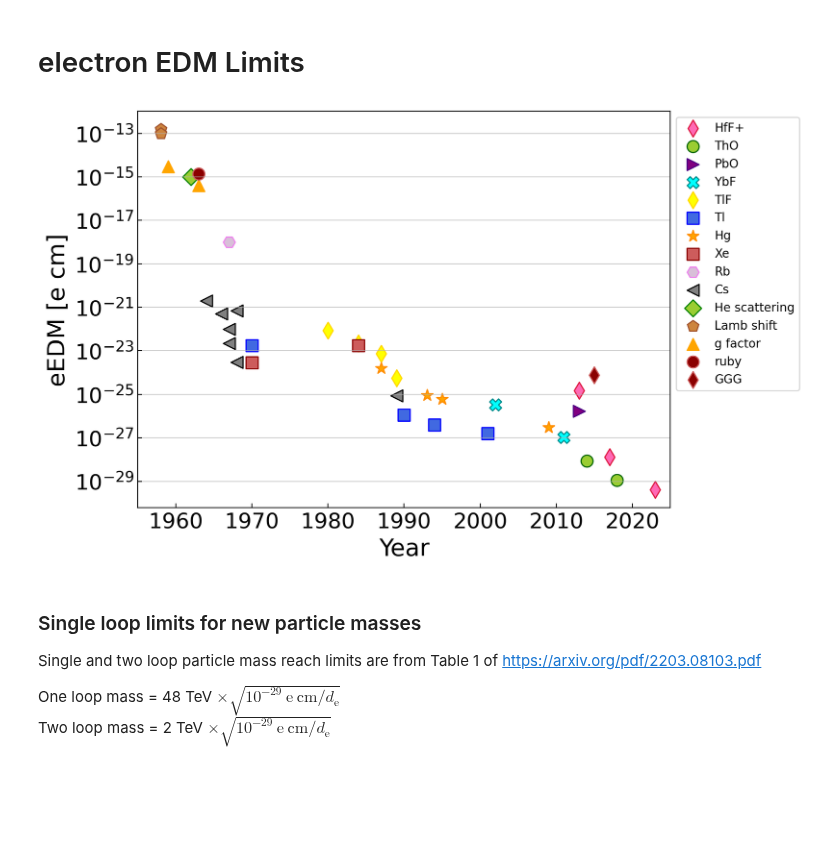
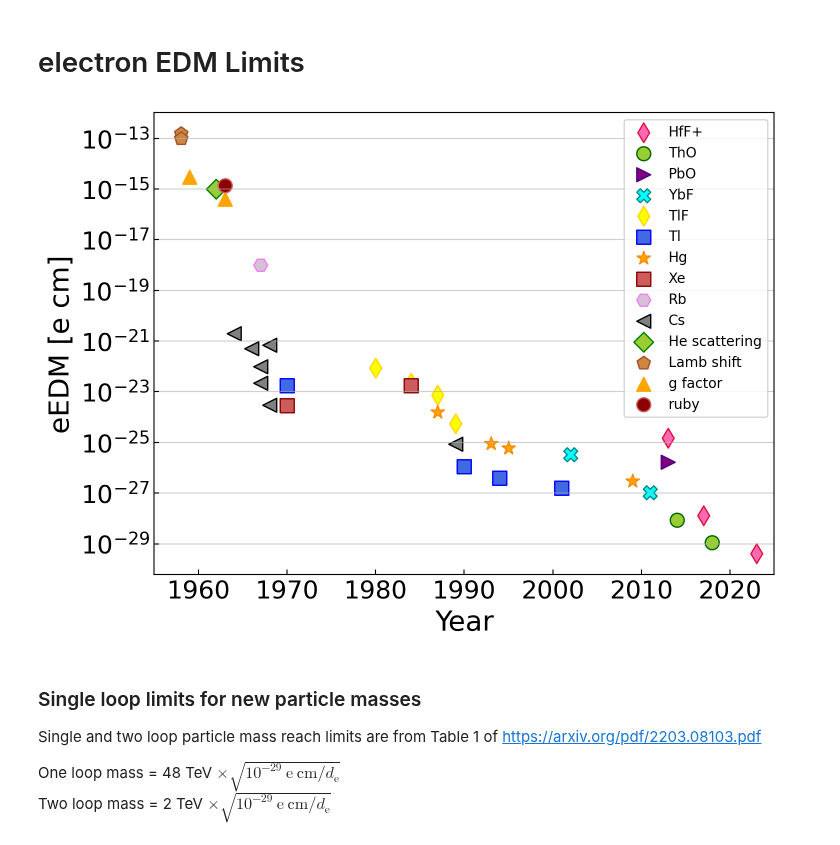
Before and after one commit to Jayich-Lab/EDM-Limits, a Jupyter notebook: EDM Limits.ipynb, the cells around one changed output. Cells and saved outputs as stored; diff of their text form; code cells hidden in the pictures; blank space fills up the shorter version.

```diff
--- a/EDM Limits.ipynb
+++ b/EDM Limits.ipynb
@@ -314,9 +313,6 @@ g_factor_kwargs = {'marker':"^", 'color':"orange", 'label':"g factor",
             's':100, 'edgecolor':"orange"}
 ruby_kwargs = {'marker':"o", 'color':"darkred", 'label':"ruby",
             's':100, 'edgecolor':"indianred"}
-ggg_kwargs = {'marker':"d", 'color':"darkred", 'label':"GGG",
-            's':100, 'edgecolor':"indianred"}
-
 
 HfF_vals = ElectronPlottables(HfF)
 HfF_vals.kwargs = HfF_kwargs
@@ -346,43 +342,41 @@ g_factor_vals = ElectronPlottables(g_factor)
 g_factor_vals.kwargs = g_factor_kwargs
 ruby_vals = ElectronPlottables(ruby)
 ruby_vals.kwargs = ruby_kwargs
-ggg_vals = ElectronPlottables(GGG)
-ggg_vals.kwargs = ggg_kwargs
 
 electron_systems = [HfF_vals, ThO_vals, PbO_vals, YbF_vals, TlF_eEDM_vals, Tl_vals, Hg_eEDM_vals,
-                   Xe_eEDM_vals, Rb_vals, Cs_vals, He_vals, Lamb_vals, g_factor_vals, ruby_vals, ggg_vals]
+                   Xe_eEDM_vals, Rb_vals, Cs_vals, He_vals, Lamb_vals, g_factor_vals, ruby_vals]
 # %% [markdown]
 # electron EDM Limits
 # %%
 fig, ax = plt.subplots(figsize=(8, 6))
 
 scatter_plot_loop(ax, electron_systems, "edms")
 
 ax.set_yscale("log")
 ax.set_xlim(year_i_electron, year_f_electron)
 
 locmaj = matplotlib.ticker.LogLocator(base=10.0,  numticks=22)
 ax.yaxis.set_major_locator(locmaj)
 
 ax.tick_params(axis="both", which='both', direction="in", labelsize=18)
 ax.grid(axis='y', which='major', ls='-', alpha=ma_alpha)
 ax.grid(axis='y', which='minor', ls='-', alpha=mi_alpha)
 
 plt.locator_params(axis='y', numticks=10)
 
 locmin = matplotlib.ticker.LogLocator(base=10.0, subs=(0.1, 0.2, 0.3, 0.4, 0.5, 0.6, 0.7, 0.8, 0.9), numticks=12)
 ax.yaxis.set_minor_locator(locmin)
 ax.yaxis.set_minor_formatter(matplotlib.ticker.NullFormatter())
 
 
 fontsize = 20
 ax.set_xlabel("Year", fontsize=fontsize)
 ax.set_ylabel("eEDM [e cm]", fontsize=fontsize)
-ax.legend(numpoints=1, fontsize=10, bbox_to_anchor=(1,1))
+ax.legend(numpoints=1, fontsize=10)
 
 save_figures(fig=fig, plot_title="electron-edm-limits")
 # %% [output]
-[figure, old version]
+[figure, new version]
 # %% [markdown]
 ### Single loop limits for new particle masses
 
```
Also changed, not shown: parts of 3 cells of this notebook, 15 other files.
